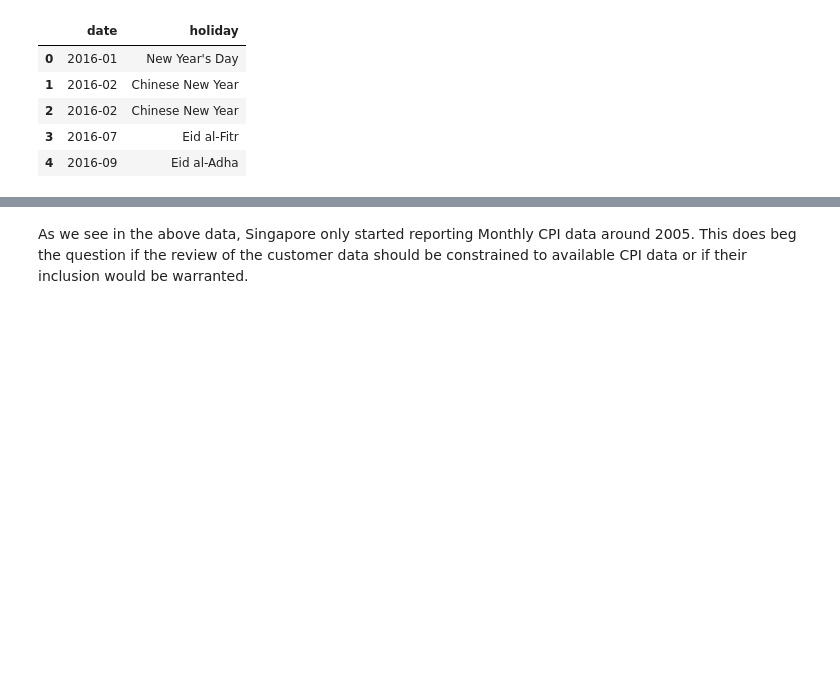
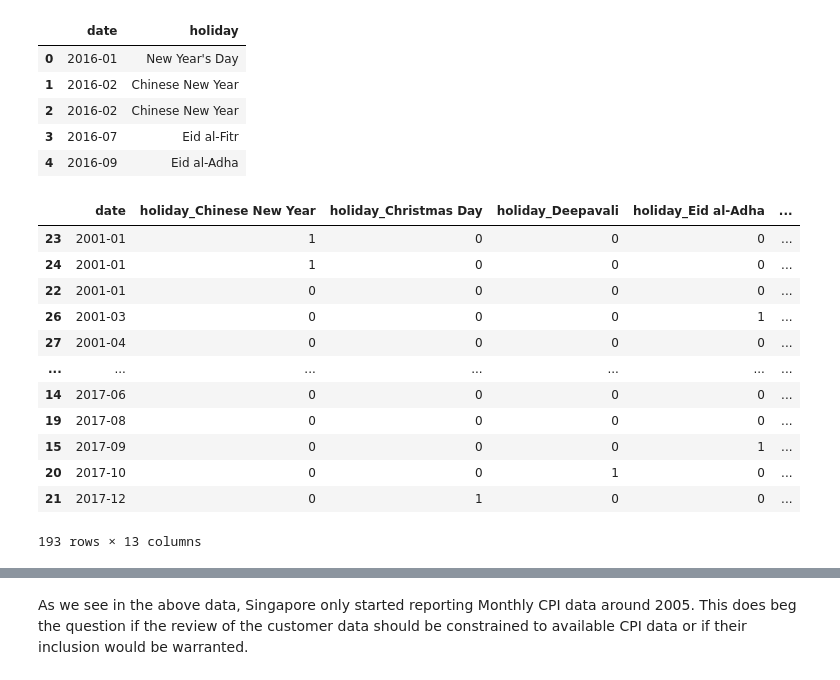
Before and after one commit to helios1014/marketing_mix_modeling, a Jupyter notebook: mmm.ipynb, the cells around one changed output, grey strips where cells are left out. Saved outputs shown, nothing was run; the diff lists cells and outputs as text; code cells hidden in the pictures; blank space fills up the shorter version.

```diff
--- a/mmm.ipynb
+++ b/mmm.ipynb
@@ -70,7 +70,7 @@ Let us now bring in some data on Singapore holidays as that may have some additi
  (datetime.date(2015, 8, 7), 'SG50 Public Holiday'),
  (datetime.date(2015, 9, 11), 'Polling Day')]
 # %%
-sg_holidays = [(d,h) for d,h in ho.SG(years=range(2001, 2018)).items()]
+sg_holidays = [(d,h) for d,h in ho.SG(years=range(2001, 2018), observed=False).items()]
 sg_ho_df = pd.DataFrame(sg_holidays, columns=['date', 'holiday'])
 sg_ho_df['date'] = pd.to_datetime(sg_ho_df['date']).dt.to_period('M')
 sg_ho_df.head()
@@ -82,6 +82,22 @@ sg_ho_df.head()
 | 2 | 2016-02 | Chinese New Year |
 | 3 | 2016-07 | Eid al-Fitr |
 | 4 | 2016-09 | Eid al-Adha |
+# %%
+pd.get_dummies(sg_ho_df, columns=['holiday'], prefix=None, dtype=int).sort_values(by='date')
+# %% [output]
+|  | date | holiday_Chinese New Year | holiday_Christmas Day | holiday_Deepavali | holiday_Eid al-Adha | ... |
+| 23 | 2001-01 | 1 | 0 | 0 | 0 | ... |
+| 24 | 2001-01 | 1 | 0 | 0 | 0 | ... |
+| 22 | 2001-01 | 0 | 0 | 0 | 0 | ... |
+| 26 | 2001-03 | 0 | 0 | 0 | 1 | ... |
+| 27 | 2001-04 | 0 | 0 | 0 | 0 | ... |
+| ... | ... | ... | ... | ... | ... | ... |
+| 14 | 2017-06 | 0 | 0 | 0 | 0 | ... |
+| 19 | 2017-08 | 0 | 0 | 0 | 0 | ... |
+| 15 | 2017-09 | 0 | 0 | 0 | 1 | ... |
+| 20 | 2017-10 | 0 | 0 | 1 | 0 | ... |
+| 21 | 2017-12 | 0 | 1 | 0 | 0 | ... |
+193 rows × 13 columns
 # %%
 cpi_df.head()
 # %% [output]
```
